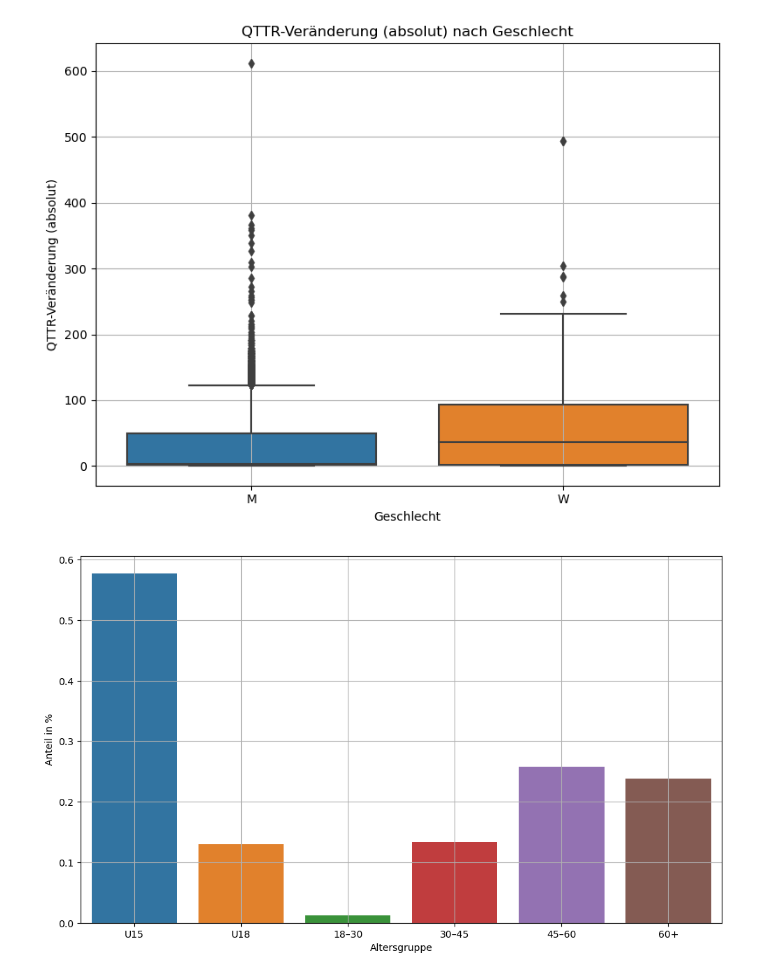
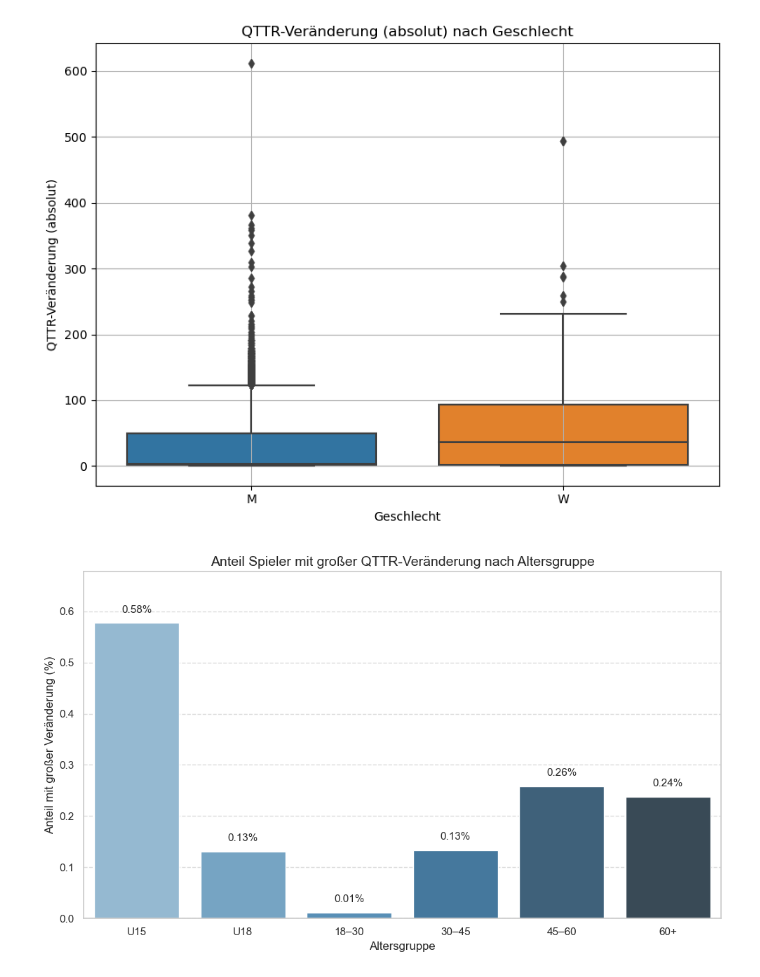
Before and after one commit to Fabian-Projects/QTTR-Veraenderungen-Klemm, a Jupyter notebook: Data_Analysis/Andrew_analysis.ipynb, the cells around one changed output. Saved outputs shown, nothing was run; the diff lists cells and outputs as text; code cells hidden in the pictures.

```diff
--- a/Data_Analysis/Andrew_analysis.ipynb
+++ b/Data_Analysis/Andrew_analysis.ipynb
@@ -193,25 +320,33 @@ plt.show()
 # %% [output]
 [figure]
 # %%
-df['Altersgruppe'] = pd.cut(df['Alter'], bins=[0, 14, 18, 30, 45, 60, 100], labels=[
-    'U15', 'U18', '18–30', '30–45', '45–60', '60+'
-])
+import matplotlib.pyplot as plt
+import seaborn as sns
 
-# Anteil Spieler mit großer Veränderung in jeder Gruppe
-df['große_änderung'] = df['max_abs_change'] > 200
-group_stats = df.groupby('Altersgruppe')['große_änderung'].mean()
-
-group_stats_percent = group_stats * 100
-
-
+sns.set(style="whitegrid")
 
 plt.figure(figsize=(10, 6))
-sns.barplot(x=group_stats_percent.index, y=group_stats_percent.values)
-plt.ylabel('Anteil mit großer Veränderung (%)')
-plt.ylabel('Anteil in %')
-plt.xlabel('Altersgruppe')
-plt.grid(True)
+sns.barplot(
+    x=group_stats_percent.index,
+    y=group_stats_percent.values,
+    palette="Blues_d"
+)
+
+# Titles and labels
+plt.title("Anteil Spieler mit großer QTTR-Veränderung nach Altersgruppe", fontsize=14)
+plt.xlabel("Altersgruppe", fontsize=12)
+plt.ylabel("Anteil mit großer Veränderung (%)", fontsize=12)
+
+# Add exact value labels on top of bars
+for index, value in enumerate(group_stats_percent.values):
+    plt.text(index, value + 0.02, f"{value:.2f}%", ha='center', fontsize=11)
+
+# Y-axis tweaks for better visual
+plt.ylim(0, max(group_stats_percent.values) + 0.1)  # set upper limit with padding
+plt.yticks([0.0, 0.1, 0.2, 0.3, 0.4, 0.5, 0.6])     # adjust tick marks manually if needed
+plt.grid(axis='y', linestyle='--', alpha=0.7)
+
 plt.tight_layout()
 plt.show()
 # %% [output]
-[figure, old version]
+[figure, new version]
```
Also changed, not shown: parts of 12 cells of this notebook.
